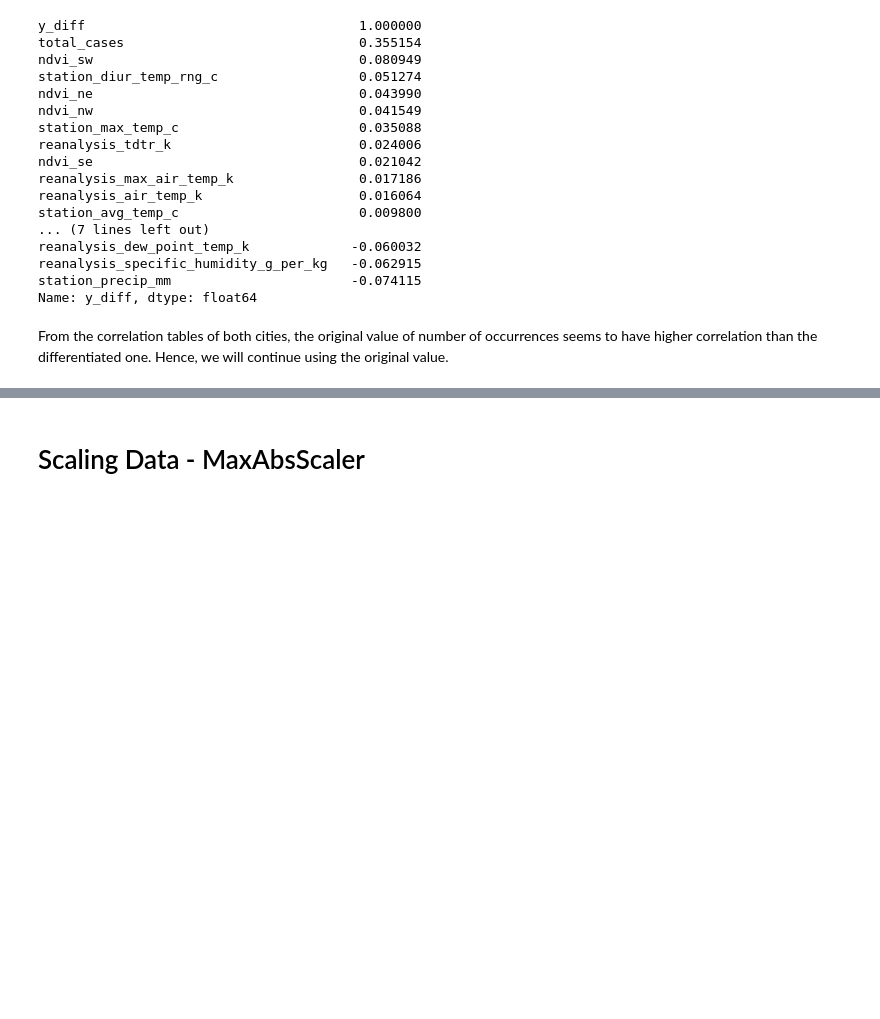
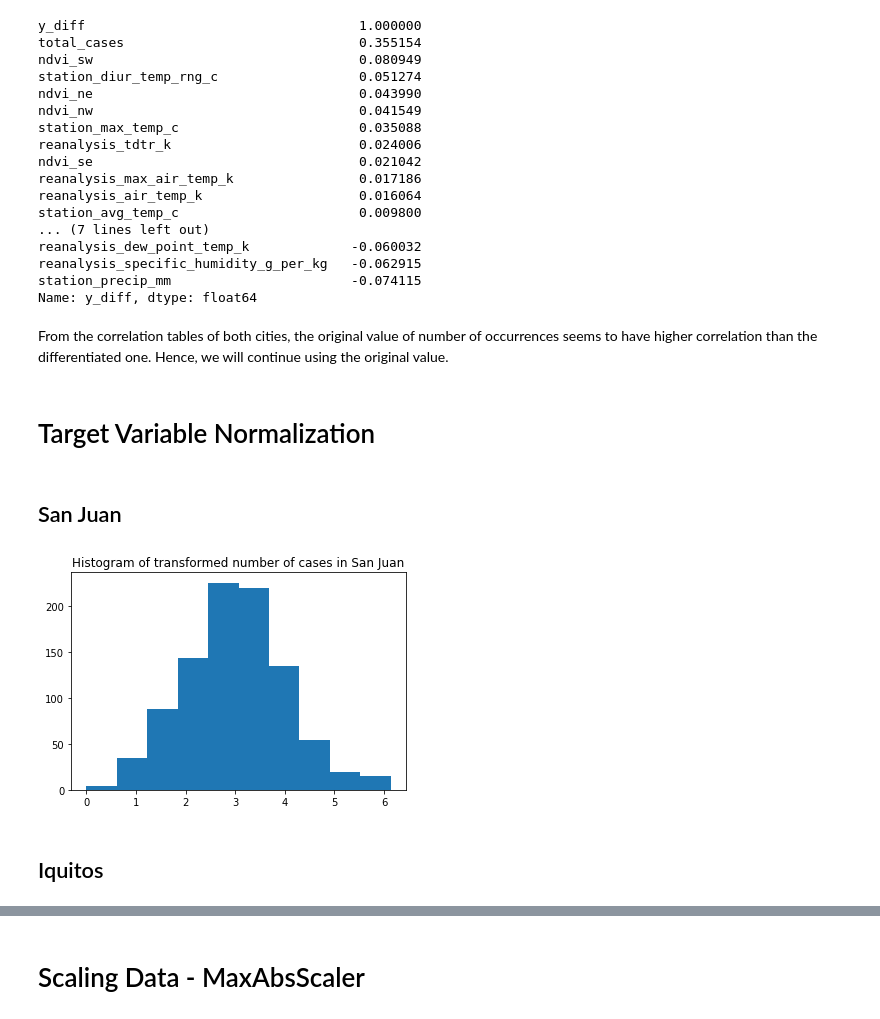
Before and after one commit to Pasinsiri/DengAI, a Jupyter notebook: Exploratory Data Analysis.ipynb, the cells around one changed output, grey strips where cells are left out. Saved outputs shown, nothing was run; the diff lists cells and outputs as text; code cells hidden in the pictures; blank space fills up the shorter version.

```diff
--- a/Exploratory Data Analysis.ipynb
+++ b/Exploratory Data Analysis.ipynb
@@ -215,3 +192,17 @@ From the correlation tables of both cities, the original value of number of occu
 # Drop diff column
 sj_train = sj_train.drop('y_diff', axis = 1)
 iq_train = iq_train.drop('y_diff', axis = 1)
+# %% [markdown]
+# Target Variable Normalization
+# %% [markdown]
+## San Juan
+# %%
+sj_y_log = np.log1p(sj_y)
+
+plt.hist(sj_y_log.values)
+plt.title('Histogram of transformed number of cases in San Juan')
+plt.show()
+# %% [output]
+[figure, added]
+# %% [markdown]
+## Iquitos
```
Also changed, not shown: parts of 18 cells of this notebook.
